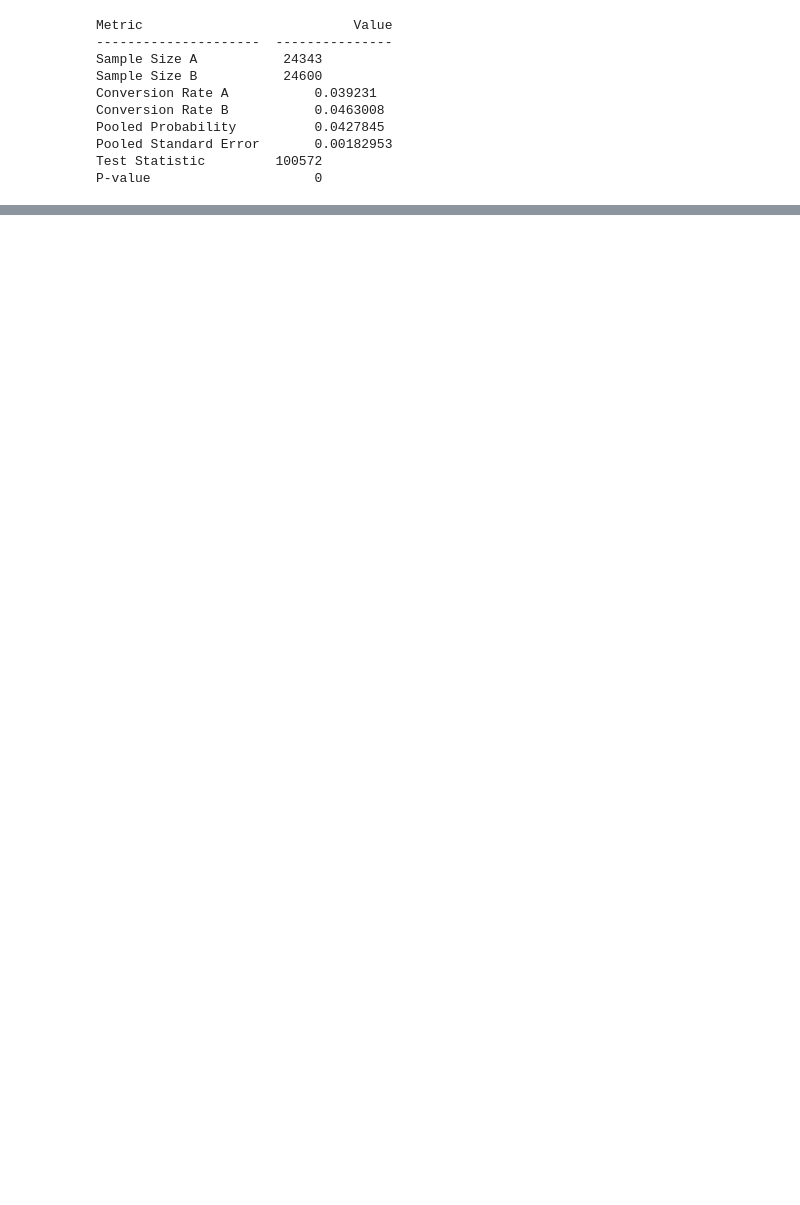
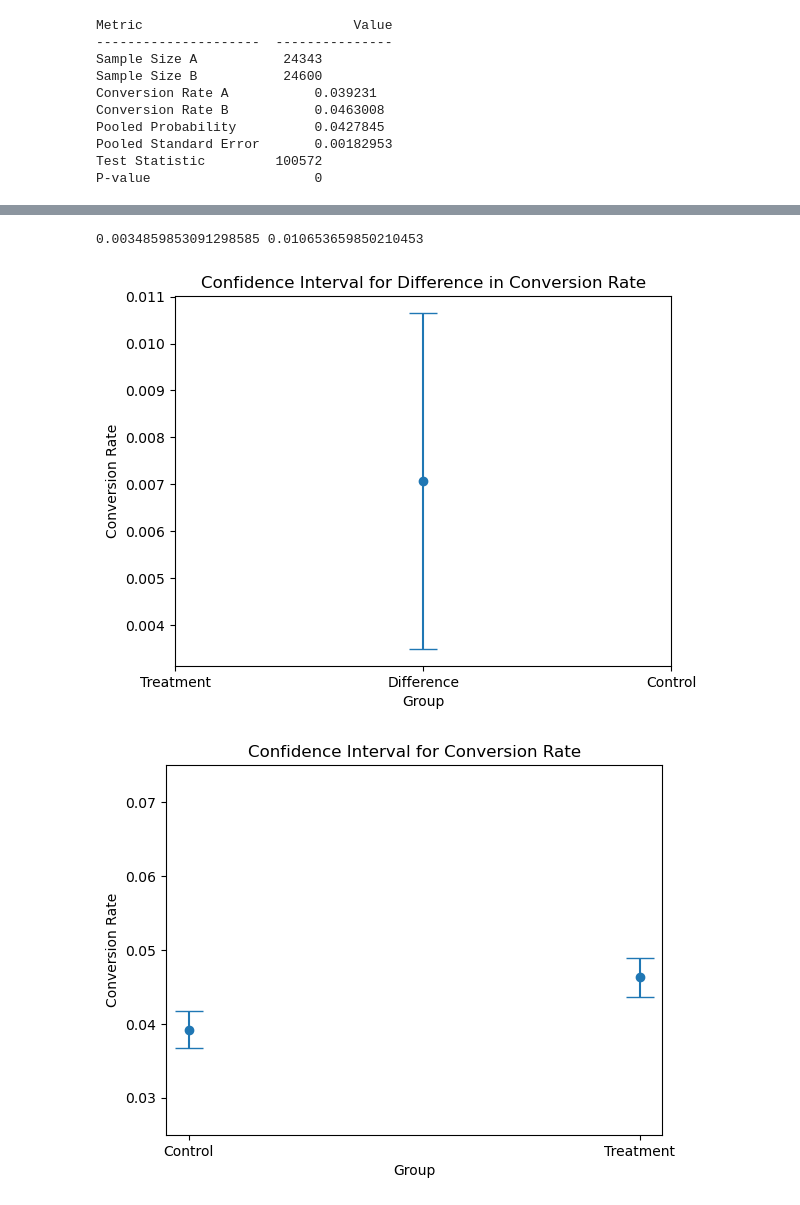
Before and after one commit to ashkanpir/A-B-Test_GlowBox, a Jupyter notebook: Glow_Box_A_B_test_AfterSanityChecks.ipynb, the cells around one changed output, grey strips where cells are left out. Cells and saved outputs as stored; diff of their text form; code cells hidden in the pictures; blank space fills up the shorter version.

```diff
--- a/Glow_Box_A_B_test_AfterSanityChecks.ipynb
+++ b/Glow_Box_A_B_test_AfterSanityChecks.ipynb
@@ -458,0 +496,42 @@ P-value                     0
+# %%
+import numpy as np
+import matplotlib.pyplot as plt
+
+# Sample data
+control_conv = df[df['group'] == 'A']['convert'].mean()
+treatment_conv = df[df['group'] == 'B']['convert'].mean()
+control_size = df[df['group'] == 'A']['uid'].nunique()
+treatment_size = df[df['group'] == 'B']['uid'].nunique()
+
+# Calculate confidence intervals
+z = 1.96 # 95% confidence level
+p1 = control_conv
+p2 = treatment_conv
+n1 = control_size
+n2 = treatment_size
+se = np.sqrt((p1*(1-p1)/n1) + (p2*(1-p2)/n2))
+diff = p2 - p1
+me = z * se
+ci_low = diff - me
+ci_high = diff + me
+print(ci_low, ci_high)
+# Visualization of confidence intervals for difference in conversion rate
+plt.errorbar(x=0, y=diff, yerr=me, fmt='o', capsize=10)
+plt.xlim([-1, 1])
+plt.xticks([-1, 0, 1], ['Treatment', 'Difference', 'Control'])
+plt.xlabel('Group')
+plt.ylabel('Conversion Rate')
+plt.title('Confidence Interval for Difference in Conversion Rate')
+plt.show()
+
+# Visualization of confidence intervals for conversion rates
+plt.errorbar(x=['Control', 'Treatment'], y=[control_conv, treatment_conv], yerr=[z*np.sqrt(p1*(1-p1)/n1), z*np.sqrt(p2*(1-p2)/n2)], fmt='o', capsize=10)
+plt.ylim([0.025, 0.075])
+plt.xlabel('Group')
+plt.ylabel('Conversion Rate')
+plt.title('Confidence Interval for Conversion Rate')
+plt.show()
+# %% [output]
+0.0034859853091298585 0.010653659850210453
+[figure, added]
+[figure, added]
```
Also changed, not shown: parts of 2 cells of this notebook.
